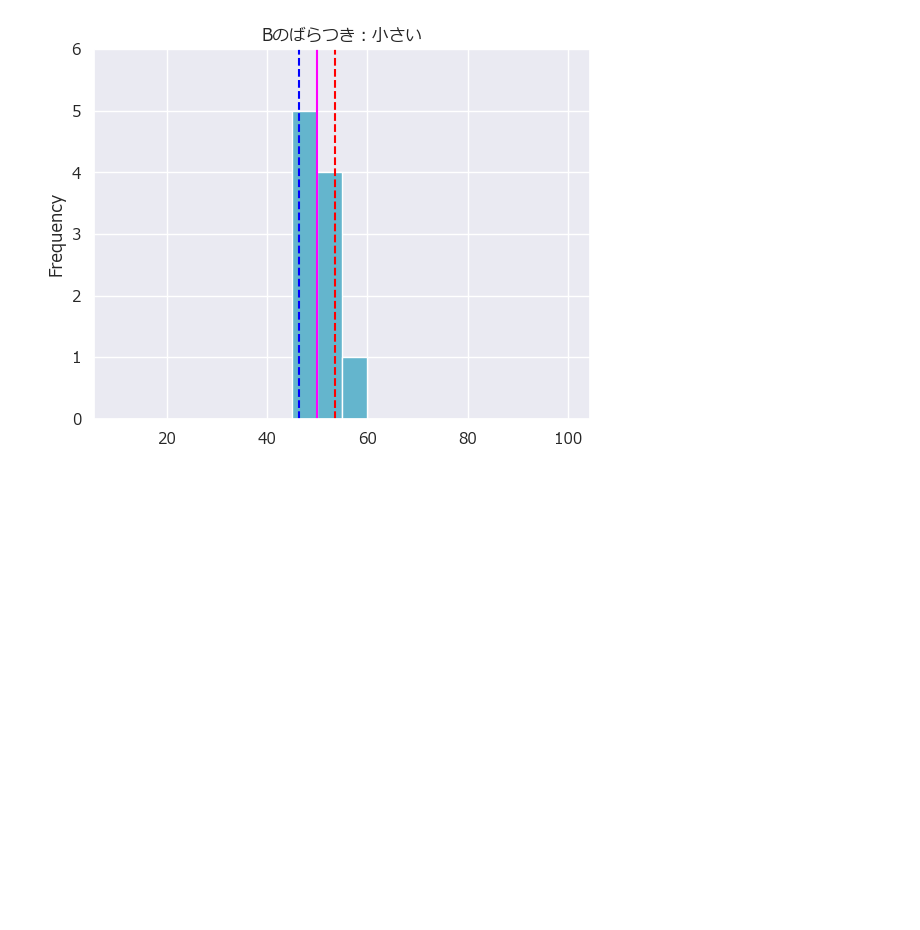
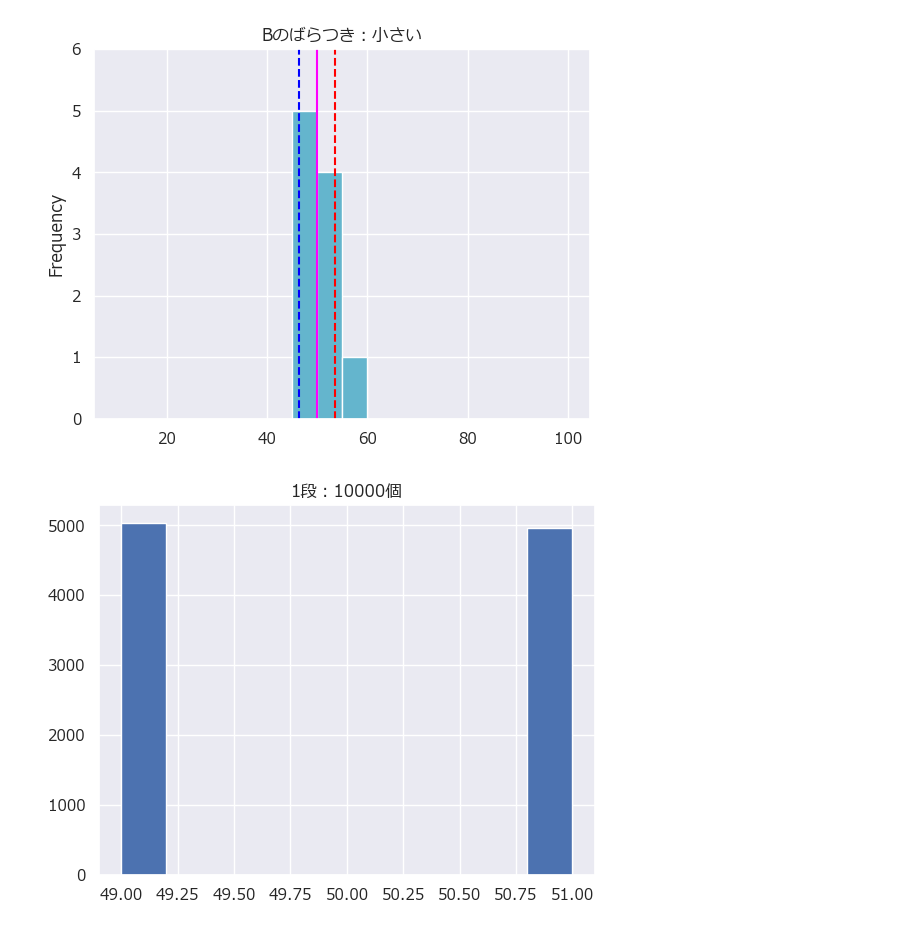
Before and after one commit to kaomatsu8888/Data_Analytics_Practice, a Jupyter notebook: chap005.ipynb, the cells around one changed output. Drawn from its saved outputs; the diff is of its cells as text; code cells hidden in the pictures; blank space fills up the shorter version.

```diff
--- a/chap005.ipynb
+++ b/chap005.ipynb
@@ -85,3 +85,40 @@ plt.show()
 # %% [output]
 [figure]
 [figure]
+# %%
+%matplotlib inline
+import random
+import pandas as pd
+import matplotlib.pyplot as plt
+import seaborn as sns
+sns.set(font=["Meiryo"])
+
+# ゴルトンボード表示関数：段数、玉数を指定する
+def galton(steps, count) :
+# 玉が落ちた位置を入れる空のリストを用意する
+    ans = []
+    # 指定された玉数だけくり返す
+    for i in range(count):
+        # 玉を落とす最初の位置を50にする
+        val = 50
+        # 指定された段数だけくり返す
+        for j in range(steps):
+            # 0か1のランダムで、0なら-1、1なら+1
+            if random.randint(0, 1) == 0:
+                val = val -1
+            else :
+                val = val + 1
+        # 最終的に玉が落ちた位置をリストに追加する
+        ans.append(val)
+
+    # 落下した結果のリストをデータフレームにして
+    df = pd.DataFrame(ans)
+    # 0列目（落とした結果の列）をヒストグラムで表示
+    df[0].plot.hist()
+    plt.title(str(steps)+"段："+str(count)+"個")
+    plt.ylabel("")
+    plt.show()
+
+galton(1, 10000)
+# %% [output]
+[figure, added]
```
Also changed, not shown: parts of 12 cells of this notebook, 2 other files.
